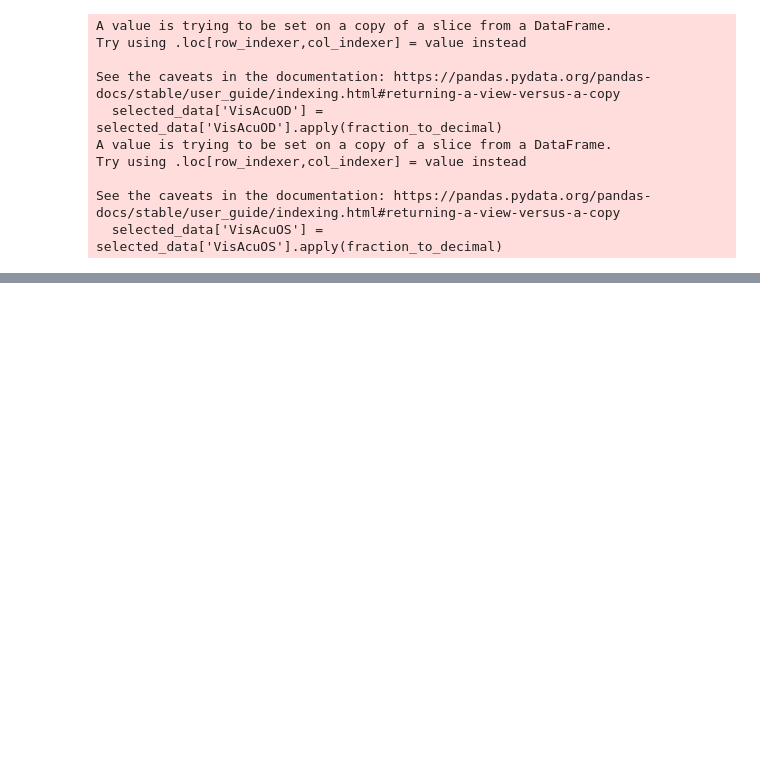
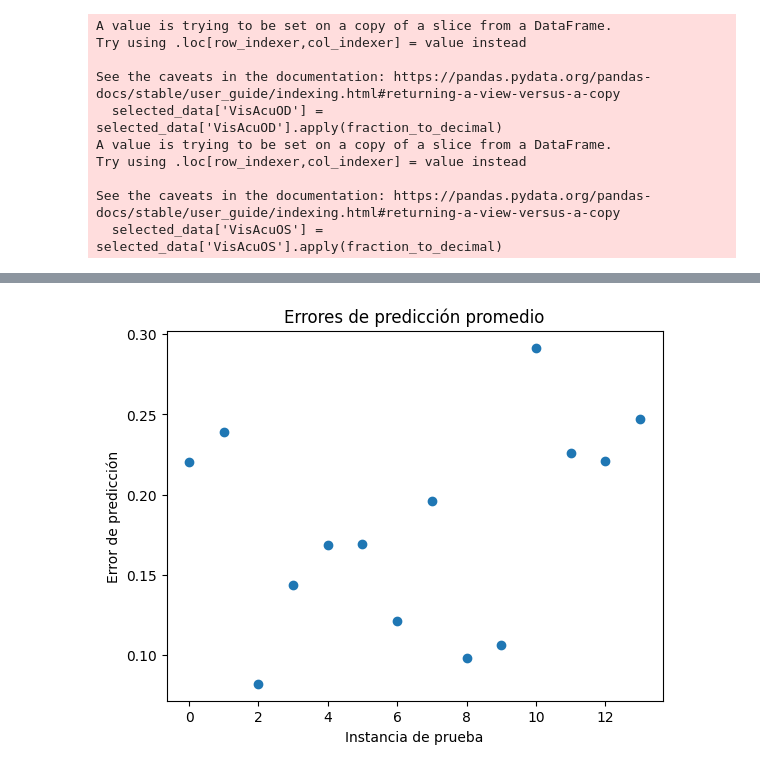
Before and after one commit to 000234768/proyecto_ia, a Jupyter notebook: Proyecto_ia.ipynb, the cells around one changed output, grey strips where cells are left out. Saved outputs shown, nothing was run; the diff lists cells and outputs as text; code cells hidden in the pictures; blank space fills up the shorter version.

```diff
--- a/Proyecto_ia.ipynb
+++ b/Proyecto_ia.ipynb
@@ -258,0 +272,17 @@ Mean Absolute Error: 0.31077030301094055
+# %%
+# Obtener las predicciones del modelo en el conjunto de prueba
+predictions = model.predict(X_test)
+
+# Calcular los errores de predicción
+errors = np.abs(predictions - y_test.values)
+
+# Calcular el error promedio para cada instancia de prueba
+mean_errors = np.mean(errors, axis=1)
+
+# Crear un gráfico de dispersión de los errores de predicción
+plt.scatter(range(len(mean_errors)), mean_errors)
+plt.xlabel('Instancia de prueba')
+plt.ylabel('Error de predicción')
+plt.title('Errores de predicción promedio')
+plt.show()
+# %% [output]
@@ -258,0 +290 @@ Mean Absolute Error: 0.31077030301094055
+[figure, added]
```
Also changed, not shown: parts of 16 cells of this notebook.
